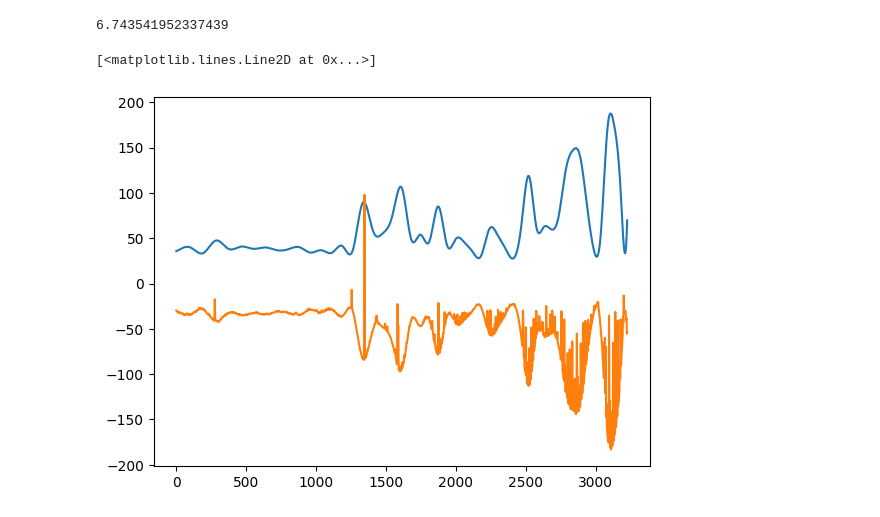
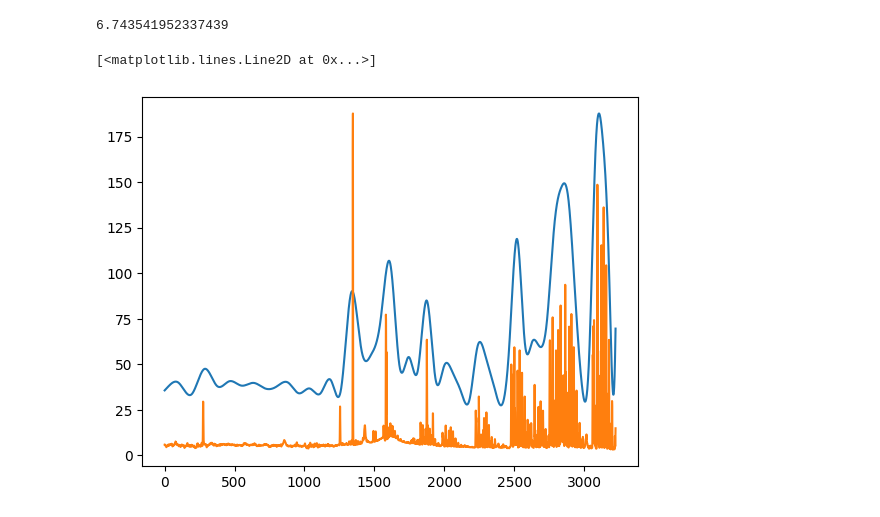
Before and after one commit to lukekevin/sdss_spectra, a Jupyter notebook: b_spline/b_spline_curvefit.ipynb, the cells around one changed output. Saved outputs shown, nothing was run; the diff lists cells and outputs as text; code cells hidden in the pictures.

Commit message:
bspline model fit

```diff
--- a/b_spline/b_spline_curvefit.ipynb
+++ b/b_spline/b_spline_curvefit.ipynb
@@ -102,7 +102,7 @@ scaling_factor
 6.743541952337439
 # %%
 plt.plot(scaled_sky_model)
-plt.plot(mean_sky-scaled_sky_model)
+plt.plot(mean_sky)
 # %% [output]
 [<matplotlib.lines.Line2D at 0x...>]
-[figure, old version]
+[figure, new version]
```
